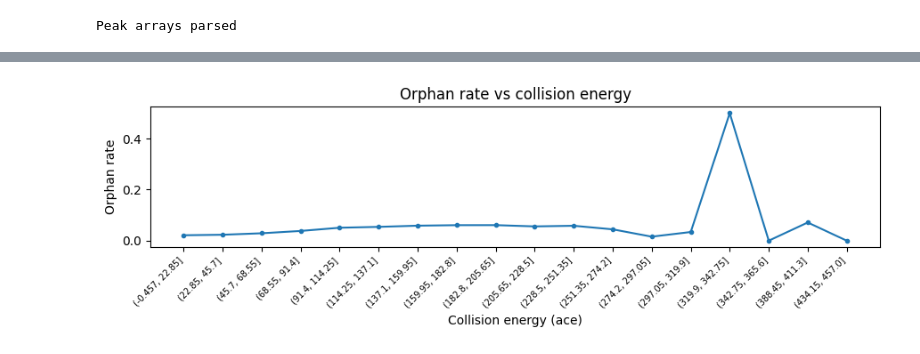
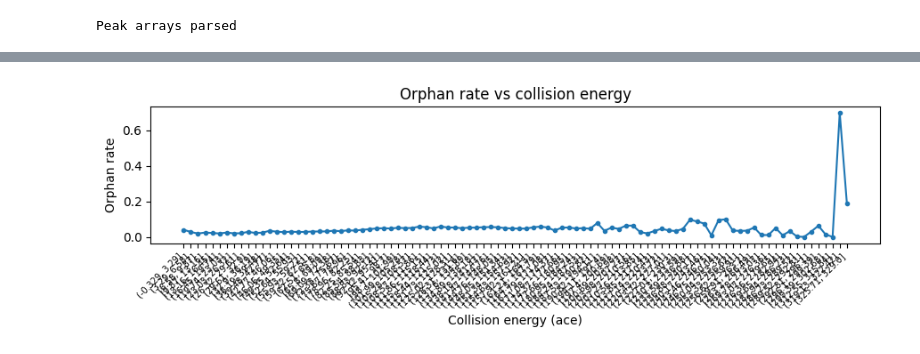
Before and after one commit to LZhang98/fragnnet, a Jupyter notebook: notebooks/debug_notebooks/cross_ce_peak_consistency.ipynb, the cells around one changed output, grey strips where cells are left out. Saved outputs shown, nothing was run; the diff lists cells and outputs as text; code cells hidden in the pictures.

```diff
--- a/notebooks/debug_notebooks/cross_ce_peak_consistency.ipynb
+++ b/notebooks/debug_notebooks/cross_ce_peak_consistency.ipynb
@@ -199,26 +188,26 @@ plt.show()
 # %%
 # ── 4. Orphan rate vs collision energy (ACE) ─────────────────────────────
 ce_col = 'ace' if peak_df['ace'].notna().any() else 'nce'
 ce_data = peak_df[peak_df[ce_col].notna()].copy()
 
 if len(ce_data) > 0:
-    ce_data['ce_bin'] = pd.cut(ce_data[ce_col], bins=20)
+    ce_data['ce_bin'] = pd.cut(ce_data[ce_col], bins=100)
     ce_stats = ce_data.groupby('ce_bin', observed=True)['is_orphan'].agg(['mean', 'count'])
     ce_stats.columns = ['orphan_rate', 'n_peaks']
 
     fig, ax = plt.subplots(figsize=(9, 3))
     ax.plot(range(len(ce_stats)), ce_stats['orphan_rate'], marker='o', markersize=3)
     ax.set_xticks(range(len(ce_stats)))
     ax.set_xticklabels([str(b) for b in ce_stats.index], rotation=45, ha='right', fontsize=7)
     ax.set_ylabel('Orphan rate')
     ax.set_xlabel(f'Collision energy ({ce_col})')
     ax.set_title('Orphan rate vs collision energy')
     plt.tight_layout()
     plt.show()
 else:
     print("No CE data available")
 # %% [output]
-[figure, old version]
+[figure, new version]
 # %%
 # ── 5. Orphan rate vs group size ──────────────────────────────────────────
 # Larger groups are stricter: a peak must match in at least 1 of N-1 other spectra.
```
Also changed, not shown: parts of 12 cells of this notebook.
